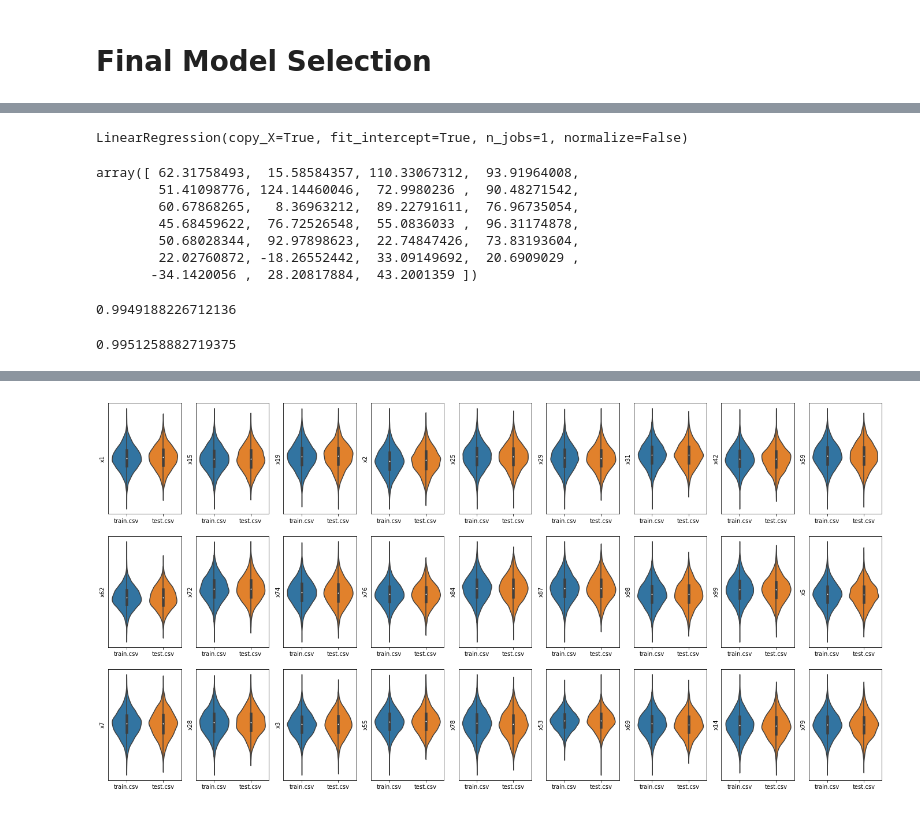
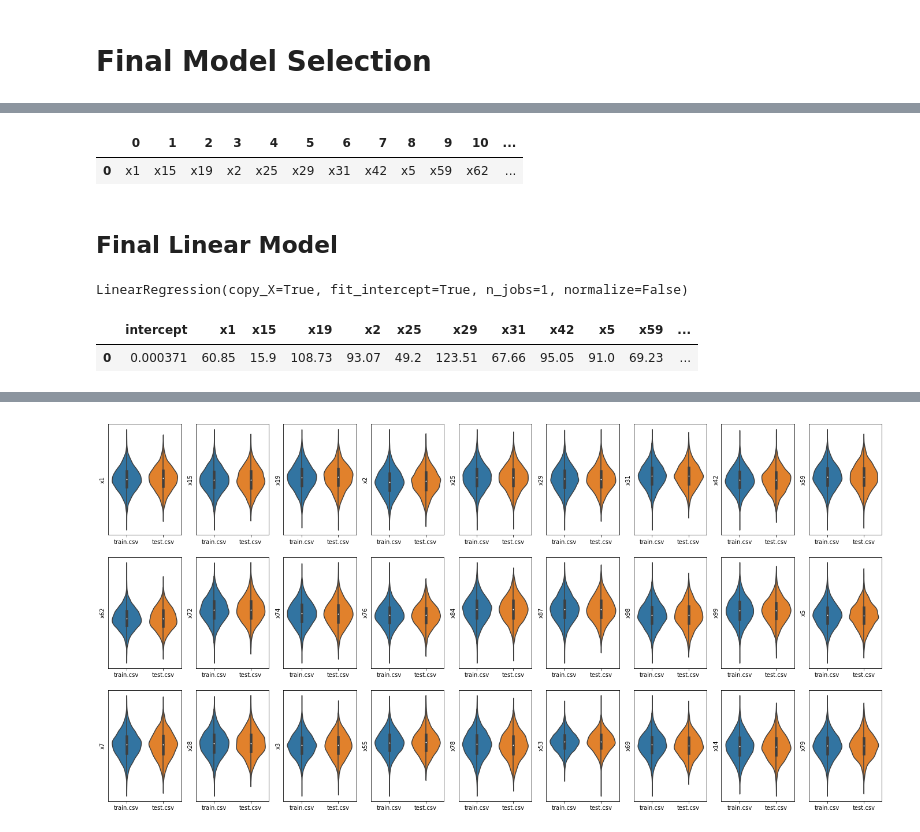
Before and after one commit to MingChen0919/cryoocyte_test_project, a Jupyter notebook: project-analysis.ipynb, the cells around one changed output, grey strips where cells are left out. Saved outputs shown, nothing was run; the diff lists cells and outputs as text; code cells hidden in the pictures.

```diff
--- a/project-analysis.ipynb
+++ b/project-analysis.ipynb
@@ -15,6 +15,11 @@ from pandas.tools.plotting import scatter_matrix
 #ignore warnings
 import warnings
 warnings.filterwarnings('ignore')
+
+
+pd.set_option('display.max_columns', 50)
+# save model
+from sklearn.externals import joblib
 # %%
 # Common model algorithms
 from sklearn import linear_model, svm, tree, naive_bayes, ensemble
@@ -342,2 +327,10 @@ lm_weights
+# %%
+lm_features = pd.read_csv('results/most_important_features.csv', header=None)
+lm_features
+# %% [output]
+|  | 0 | 1 | 2 | 3 | 4 | 5 | 6 | 7 | 8 | 9 | 10 | ... |
+| 0 | x1 | x15 | x19 | x2 | x25 | x29 | x31 | x42 | x5 | x59 | x62 | ... |
+# %% [markdown]
+## Final Linear Model
 # %%
 from sklearn.model_selection import cross_validate
@@ -347,21 +340,10 @@ lm = linear_model.LinearRegression()
 lm.fit(train_X, train_Y)
 # %% [output]
 LinearRegression(copy_X=True, fit_intercept=True, n_jobs=1, normalize=False)
-# %%
-lm.coef_
-# %% [output]
-array([ 62.31758493,  15.58584357, 110.33067312,  93.91964008,
-        51.41098776, 124.14460046,  72.9980236 ,  90.48271542,
-        60.67868265,   8.36963212,  89.22791611,  76.96735054,
-        45.68459622,  76.72526548,  55.0836033 ,  96.31174878,
-        50.68028344,  92.97898623,  22.74847426,  73.83193604,
-        22.02760872, -18.26552442,  33.09149692,  20.6909029 ,
-       -34.1420056 ,  28.20817884,  43.2001359 ])
-# %%
-lm.score(train_X, train_Y)
-# %% [output]
-0.9949188226712136
-# %%
-lm.score(test_X, test_Y)
-# %% [output]
-0.9951258882719375
+# %%
+coef_df = pd.DataFrame(list(np.round(lm.coef_.reshape(1, len(lm.coef_)), 2)), columns=train_X.columns)
+coef_df.insert(0, 'intercept', lm.intercept_)
+coef_df
+# %% [output]
+|  | intercept | x1 | x15 | x19 | x2 | x25 | x29 | x31 | x42 | x5 | x59 | ... |
+| 0 | 0.000371 | 60.85 | 15.9 | 108.73 | 93.07 | 49.2 | 123.51 | 67.66 | 95.05 | 91.0 | 69.23 | ... |
```
Also changed, not shown: parts of 19 cells of this notebook, 3 other files.
